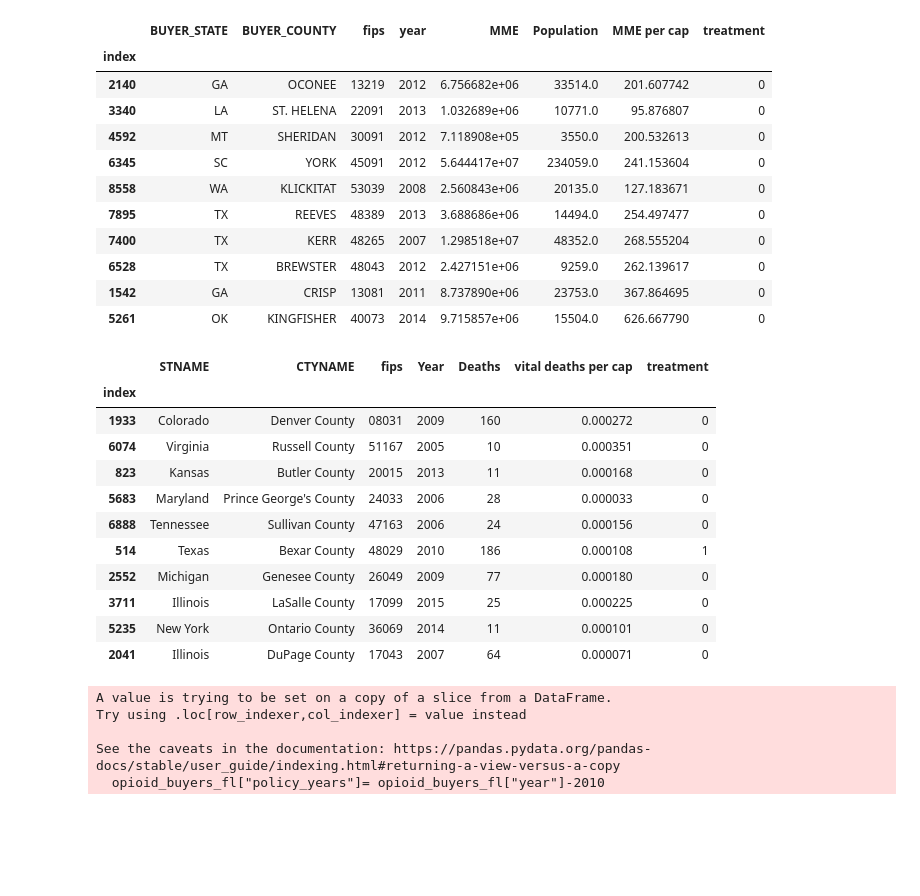
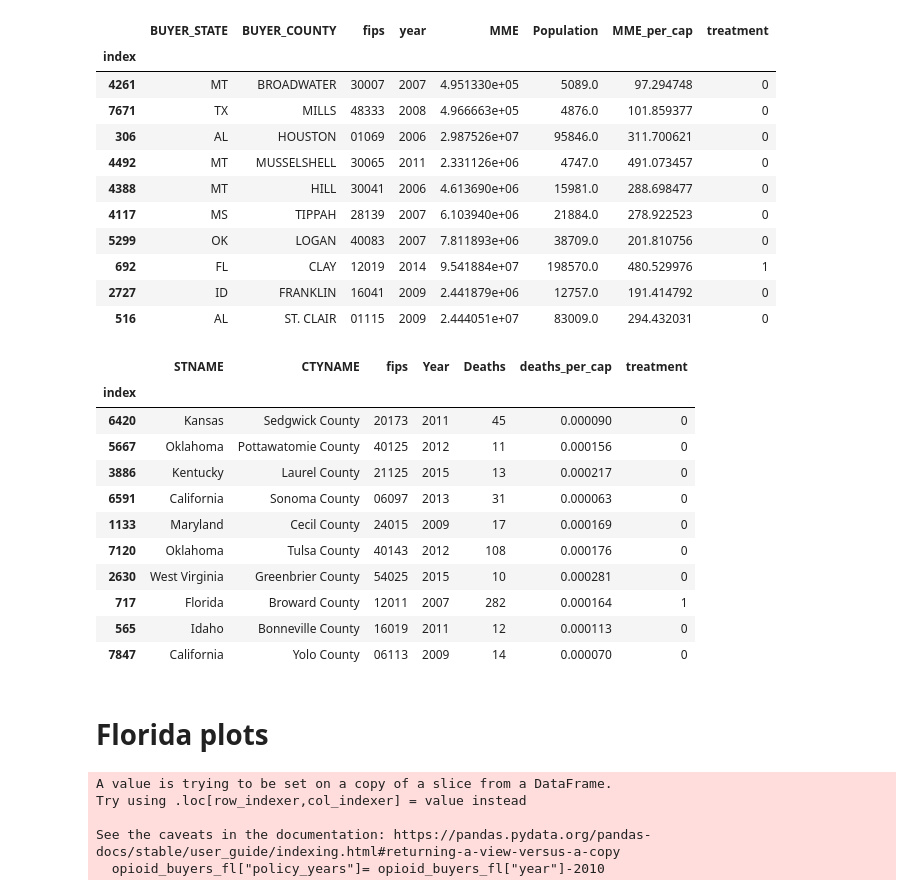
Before and after one commit to ShiningYang0207/opioid-control-policy, a Jupyter notebook: 30_plotting/plotting.ipynb, the cells around one changed output. Drawn from its saved outputs; the diff is of its cells as text; code cells hidden in the pictures; blank space fills up the shorter version.

Commit message:
draft of plot code

```diff
--- a/30_plotting/plotting.ipynb
+++ b/30_plotting/plotting.ipynb
@@ -6,33 +6,36 @@ import altair as alt
 # load in data
 opioid_deaths = pd.read_parquet("/Users/erikafox/Desktop/pds2021-opioids-pds6/10_modified_data/vital_pop.parquet", engine='fastparquet')
 opioid_buyers = pd.read_parquet("/Users/erikafox/Desktop/pds2021-opioids-pds6/10_modified_data/opi_pop.parquet", engine='fastparquet')
-# %%
-opioid_buyers.sample(10)
-# %% [output]
-|  | BUYER_STATE | BUYER_COUNTY | fips | year | MME | Population | MME per cap | treatment |
-| index |  |  |  |  |  |  |  |  |
-| 2140 | GA | OCONEE | 13219 | 2012 | 6.756682e+06 | 33514.0 | 201.607742 | 0 |
-| 3340 | LA | ST. HELENA | 22091 | 2013 | 1.032689e+06 | 10771.0 | 95.876807 | 0 |
-| 4592 | MT | SHERIDAN | 30091 | 2012 | 7.118908e+05 | 3550.0 | 200.532613 | 0 |
-| 6345 | SC | YORK | 45091 | 2012 | 5.644417e+07 | 234059.0 | 241.153604 | 0 |
-| 8558 | WA | KLICKITAT | 53039 | 2008 | 2.560843e+06 | 20135.0 | 127.183671 | 0 |
-| 7895 | TX | REEVES | 48389 | 2013 | 3.688686e+06 | 14494.0 | 254.497477 | 0 |
-| 7400 | TX | KERR | 48265 | 2007 | 1.298518e+07 | 48352.0 | 268.555204 | 0 |
-| 6528 | TX | BREWSTER | 48043 | 2012 | 2.427151e+06 | 9259.0 | 262.139617 | 0 |
-| 1542 | GA | CRISP | 13081 | 2011 | 8.737890e+06 | 23753.0 | 367.864695 | 0 |
-| 5261 | OK | KINGFISHER | 40073 | 2014 | 9.715857e+06 | 15504.0 | 626.667790 | 0 |
+# %%
+
+opioid_buyers=opioid_buyers.rename(columns={"MME per cap":"MME_per_cap"})
+opioid_deaths=opioid_deaths.rename(columns={"vital deaths per cap":"deaths_per_cap"})
+opioid_buyers.sample(10)
+# %% [output]
+|  | BUYER_STATE | BUYER_COUNTY | fips | year | MME | Population | MME_per_cap | treatment |
+| index |  |  |  |  |  |  |  |  |
+| 4261 | MT | BROADWATER | 30007 | 2007 | 4.951330e+05 | 5089.0 | 97.294748 | 0 |
+| 7671 | TX | MILLS | 48333 | 2008 | 4.966663e+05 | 4876.0 | 101.859377 | 0 |
+| 306 | AL | HOUSTON | 01069 | 2006 | 2.987526e+07 | 95846.0 | 311.700621 | 0 |
+| 4492 | MT | MUSSELSHELL | 30065 | 2011 | 2.331126e+06 | 4747.0 | 491.073457 | 0 |
+| 4388 | MT | HILL | 30041 | 2006 | 4.613690e+06 | 15981.0 | 288.698477 | 0 |
+| 4117 | MS | TIPPAH | 28139 | 2007 | 6.103940e+06 | 21884.0 | 278.922523 | 0 |
+| 5299 | OK | LOGAN | 40083 | 2007 | 7.811893e+06 | 38709.0 | 201.810756 | 0 |
+| 692 | FL | CLAY | 12019 | 2014 | 9.541884e+07 | 198570.0 | 480.529976 | 1 |
+| 2727 | ID | FRANKLIN | 16041 | 2009 | 2.441879e+06 | 12757.0 | 191.414792 | 0 |
+| 516 | AL | ST. CLAIR | 01115 | 2009 | 2.444051e+07 | 83009.0 | 294.432031 | 0 |
 # %%
 opioid_deaths.sample(10)
 # %% [output]
-|  | STNAME | CTYNAME | fips | Year | Deaths | vital deaths per cap | treatment |
+|  | STNAME | CTYNAME | fips | Year | Deaths | deaths_per_cap | treatment |
 | index |  |  |  |  |  |  |  |
-| 1933 | Colorado | Denver County | 08031 | 2009 | 160 | 0.000272 | 0 |
-| 6074 | Virginia | Russell County | 51167 | 2005 | 10 | 0.000351 | 0 |
-| 823 | Kansas | Butler County | 20015 | 2013 | 11 | 0.000168 | 0 |
-| 5683 | Maryland | Prince George's County | 24033 | 2006 | 28 | 0.000033 | 0 |
-| 6888 | Tennessee | Sullivan County | 47163 | 2006 | 24 | 0.000156 | 0 |
-| 514 | Texas | Bexar County | 48029 | 2010 | 186 | 0.000108 | 1 |
-| 2552 | Michigan | Genesee County | 26049 | 2009 | 77 | 0.000180 | 0 |
-| 3711 | Illinois | LaSalle County | 17099 | 2015 | 25 | 0.000225 | 0 |
-| 5235 | New York | Ontario County | 36069 | 2014 | 11 | 0.000101 | 0 |
-| 2041 | Illinois | DuPage County | 17043 | 2007 | 64 | 0.000071 | 0 |
+| 6420 | Kansas | Sedgwick County | 20173 | 2011 | 45 | 0.000090 | 0 |
+| 5667 | Oklahoma | Pottawatomie County | 40125 | 2012 | 11 | 0.000156 | 0 |
+| 3886 | Kentucky | Laurel County | 21125 | 2015 | 13 | 0.000217 | 0 |
+| 6591 | California | Sonoma County | 06097 | 2013 | 31 | 0.000063 | 0 |
+| 1133 | Maryland | Cecil County | 24015 | 2009 | 17 | 0.000169 | 0 |
+| 7120 | Oklahoma | Tulsa County | 40143 | 2012 | 108 | 0.000176 | 0 |
+| 2630 | West Virginia | Greenbrier County | 54025 | 2015 | 10 | 0.000281 | 0 |
+| 717 | Florida | Broward County | 12011 | 2007 | 282 | 0.000164 | 1 |
+| 565 | Idaho | Bonneville County | 16019 | 2011 | 12 | 0.000113 | 0 |
+| 7847 | California | Yolo County | 06113 | 2009 | 14 | 0.000070 | 0 |
@@ -39,3 +75,5 @@ opioid_deaths.sample(10)
+# %% [markdown]
+# Florida plots
 # %%
 # Creating florida buyers df
 
```
Also changed, not shown: parts of 23 cells of this notebook, 2 other files.
